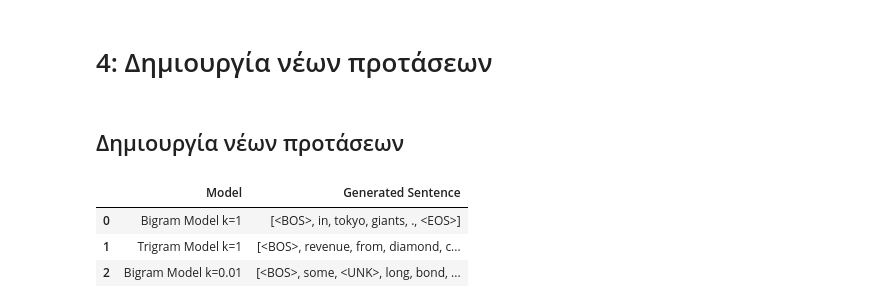
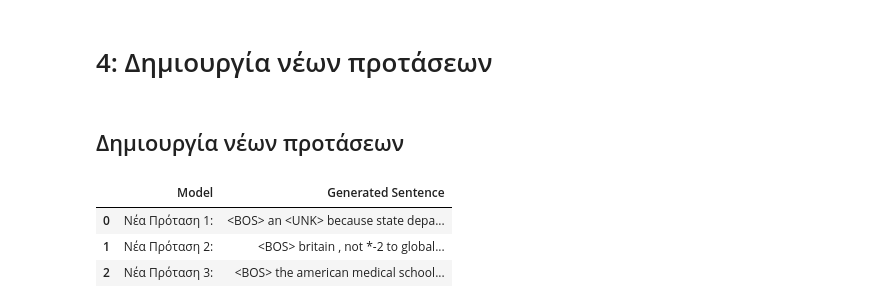
Before and after one commit to agrigoridou/Tokenization-Zipf-s-Law-N-gram-Models, a Jupyter notebook: Β_N_gram_Language_Models_.ipynb, the cells around one changed output. Cells and saved outputs as stored; diff of their text form; code cells hidden in the pictures.

```diff
--- a/Β_N_gram_Language_Models_.ipynb
+++ b/Β_N_gram_Language_Models_.ipynb
@@ -159,44 +182,48 @@ df_hash
 # %% [markdown]
 # 4: Δημιουργία νέων προτάσεων
 # %%
-def generate_sentence(model, n=2, max_len=20):
-    sentence = ['<BOS>']
+def generate_sentence(model, n=2, max_len=20, start_word="<BOS>", end_word="<EOS>"):
+    """
+    Δημιουργεί μια νέα πρόταση βασισμένη στο μοντέλο n-grams.
+    Επιστρέφει την πρόταση μέχρι το μέγιστο μήκος (max_len).
+    """
+    sentence = [start_word]  # Το σύμβολο της αρχής της πρότασης
     while len(sentence) < max_len:
-        last_word = sentence[-1]
-        possible_next_words = {key[1] for key in model if key[0] == last_word}
+        last_word = sentence[-1]  # Το τελευταίο λέξη στην πρόταση
+        possible_next_words = {key[1] for key in model if key[0] == last_word}  # Πιθανές επόμενες λέξεις
 
-        if not possible_next_words:
+        if not possible_next_words:  # Αν δεν υπάρχουν επόμενες λέξεις, σταματάμε
             break
 
+        # Επιλέγουμε τυχαία την επόμενη λέξη βάσει πιθανοτήτων
         next_word = random.choices(list(possible_next_words), weights=[model.get((last_word, word), 1e-6) for word in possible_next_words])[0]
         sentence.append(next_word)
 
-        if next_word == '<EOS>':
+        if next_word == end_word:  # Αν φτάσουμε στο τέλος της πρότασης
             break
 
-    return sentence
+    return ' '.join(sentence)  # Επιστρέφουμε την πρόταση ως κείμενο
 # %% [markdown]
 ## Δημιουργία νέων προτάσεων
 # %%
-import pandas as pd
+# Δημιουργία νέων προτάσεων από το μοντέλο Bigram με k=0.01
+new_sentence_1 = generate_sentence(bigram_model_2, n=2, start_word="<BOS>", end_word="<EOS>")
+new_sentence_2 = generate_sentence(bigram_model_2, n=2, start_word="<BOS>", end_word="<EOS>")
+new_sentence_3 = generate_sentence(bigram_model_2, n=2, start_word="<BOS>", end_word="<EOS>")
 
-# Δημιουργία νέων προτάσεων από τα μοντέλα bigram και trigram
-new_sentence_1 = generate_sentence(bigram_model_1, n=2)
-new_sentence_2 = generate_sentence(trigram_model_1, n=3)
-new_sentence_3 = generate_sentence(bigram_model_2, n=2)
 
 # Δημιουργία πίνακα με τα αποτελέσματα
 data_sentences = {
-    "Model": ["Bigram Model k=1", "Trigram Model k=1", "Bigram Model k=0.01"],
+    "Model": ["Νέα Πρόταση 1:", "Νέα Πρόταση 2:", "Νέα Πρόταση 3:"],
     "Generated Sentence": [new_sentence_1, new_sentence_2, new_sentence_3]
 }
 
 # Δημιουργία DataFrame από τα δεδομένα
 df_sentences = pd.DataFrame(data_sentences)
 
 df_sentences
 # %% [output]
 |  | Model | Generated Sentence |
-| 0 | Bigram Model k=1 | [<BOS>, in, tokyo, giants, ., <EOS>] |
-| 1 | Trigram Model k=1 | [<BOS>, revenue, from, diamond, c... |
-| 2 | Bigram Model k=0.01 | [<BOS>, some, <UNK>, long, bond, ... |
+| 0 | Νέα Πρόταση 1: | <BOS> an <UNK> because state depa... |
+| 1 | Νέα Πρόταση 2: | <BOS> britain , not *-2 to global... |
+| 2 | Νέα Πρόταση 3: | <BOS> the american medical school... |
```
Also changed, not shown: parts of 8 cells of this notebook.
